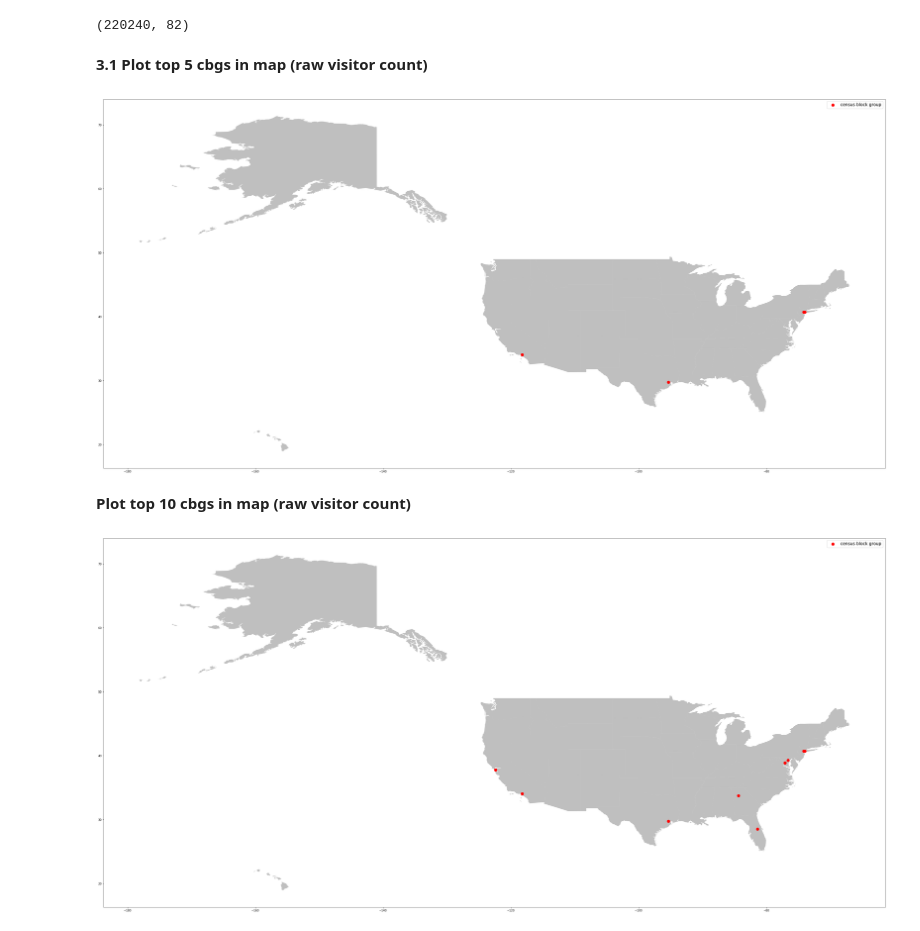
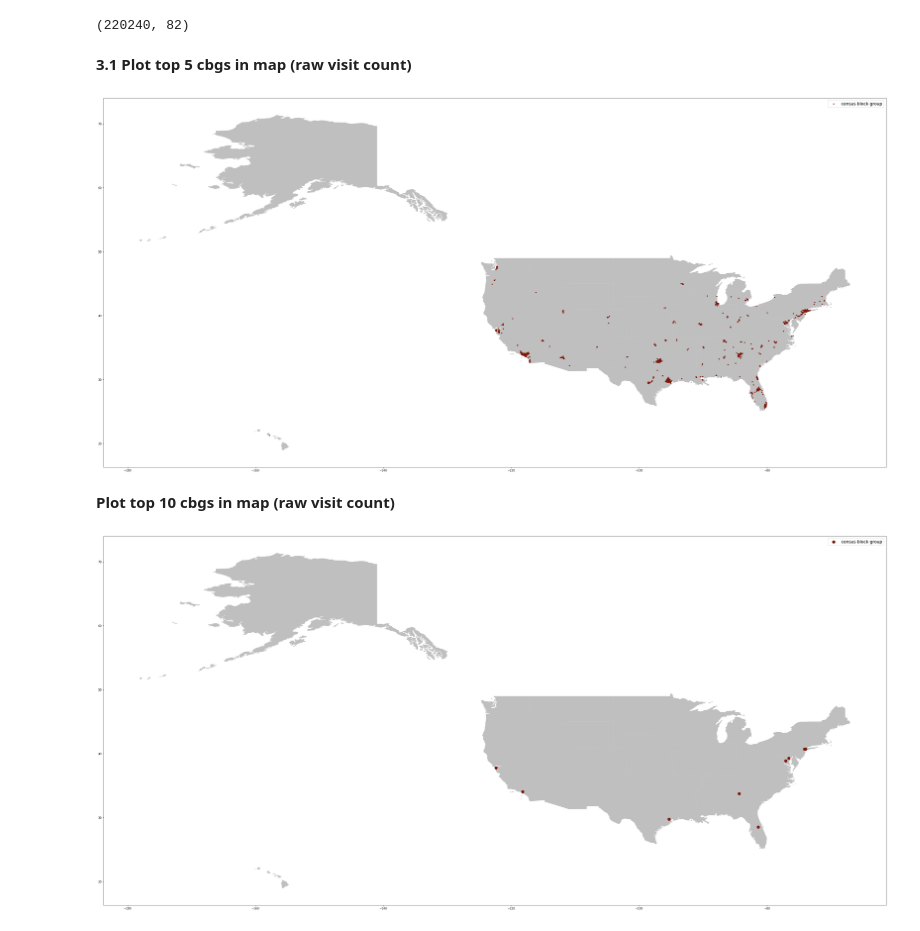
Before and after one commit to Crosita/Capstone-Project-1, a Jupyter notebook: EDA_Capstone_1.ipynb, the cells around one changed output. Saved outputs shown, nothing was run; the diff lists cells and outputs as text; code cells hidden in the pictures.

```diff
--- a/EDA_Capstone_1.ipynb
+++ b/EDA_Capstone_1.ipynb
@@ -109,4 +101,0 @@ us_map1 = us_map.drop([49,50], axis = 0)# check if you need alaska and hawaii an
-# %%
-%%capture
-figure, ax = plt.subplots(figsize = (30,30))
-us_map.plot(ax = ax)
@@ -151,40 +152,44 @@ common3.shape
 # %%
 column_name = 'raw_visit_count'
 # %%
-#uncomment line num_of_cbgs for usign it as a percentage and not as a raw number
 def get_most_popular_cbgs(number,column_name):
-    """ The percentage MUST be a number between 0 and 1 (obviously larger than 0)"""
+    """Returns a dataframe containing the k-largest cbgs"""
     if number <= 0:
-        print("Please enter a valid percentage")
+        print("Please enter a valid number of cbgs")
         return
     #first get the number that the percentage represents
-    num_of_cbgs = number #int(common3.shape[0]*number)
+    num_of_cbgs = number
     #get the cbg list from main dataset
-    cbg_list = common3[['census_block_group', column_name]]
+    cbgs_list = common3[['census_block_group', column_name]]
 
-    return find_k_highest_visited_cbgs(num_of_cbgs,cbg_list,column_name)['census_block_group']
-
-def find_k_highest_visited_cbgs(num_of_cbgs,cbgs_list,column_name):
-    """Returns a dataframe containing the k-largest cbgs"""
-    return cbgs_list.sort_values(by = column_name, ascending = False).iloc[0:(num_of_cbgs -1)]
+    return cbgs_list.sort_values(by = column_name, ascending = False).iloc[0:(num_of_cbgs -1)]['census_block_group']
+#sort_values() returns the values ordered. ascending = False means the highest values go first
 # %%
-#So now I have to get the most popular cbgs and then get the subset from the geo_data variable to plot it
+#So now I have to the the most popular cbgs and then get the subset from the geo_data variable to plot it
 def plot_most_popular_cbgs_in_map(number,column_name,geo_data,dot_size):
     """This method provides an easy way to plot the cbgs, the first arg is the number of cbgs, the the column (visitors per day, per week, etc), dot_size is the radio of the plotted dots"""
+    #The next line gets the rows in the main dataset that correspond to the most popular dataset
     cbgs_list = geo_data[geo_data['census_block_group'].isin(get_most_popular_cbgs(number,column_name))]
-    figure, ax = plt.subplots(figsize  = (50,30))
+    figure, ax = plt.subplots(figsize  = (50,30))#Figsize values are the dimension of the plot
+    #plots the US map
     us_map.plot(ax = ax, alpha = 0.5, color = "grey")
-    cbgs_list.plot(ax = ax, markersize = dot_size, color = "red", marker = "o", label = "census block group")
+    #plots the cbgs in map
+    cbgs_list.plot(ax = ax, markersize = dot_size, color = '#7C1809', marker = "o", label = "census block group")
+    #Saves the figure as pdf
     plt.savefig("Top_" + str(number) + "cbgs.pdf")
     plt.legend(prop = {'size' : 15})
 # %% [markdown]
-<b>3.1 Plot top 5 cbgs in map (raw visitor count)</b>
+<b>3.1 Plot top 5 cbgs in map (raw visit count)</b>
-# %%
-plot_most_popular_cbgs_in_map(5,column_name,geo_data,100)
-# %% [output]
-[figure, removed]
+# %%
+#First argument is the number of cbgs (top 1000 in this case) to be plotted
+#column_name is the name of the column which we will sort by the dataset. In this case 'raw visitor count'
+#geo_data is the dataframe containing cbg ket, latitude and longitude in the format needed to be plotted
+#10 is the size of the dotis in the map
+plot_most_popular_cbgs_in_map(1000,column_name,geo_data,10)
+# %% [output]
+[figure, added]
 # %% [markdown]
-<b>Plot top 10 cbgs in map (raw visitor count)</b>
+ <b>Plot top 10 cbgs in map (raw visit count)</b>
 # %%
 plot_most_popular_cbgs_in_map(10,column_name,geo_data,100)
 # %% [output]
```
Also changed, not shown: parts of 132 cells of this notebook.
